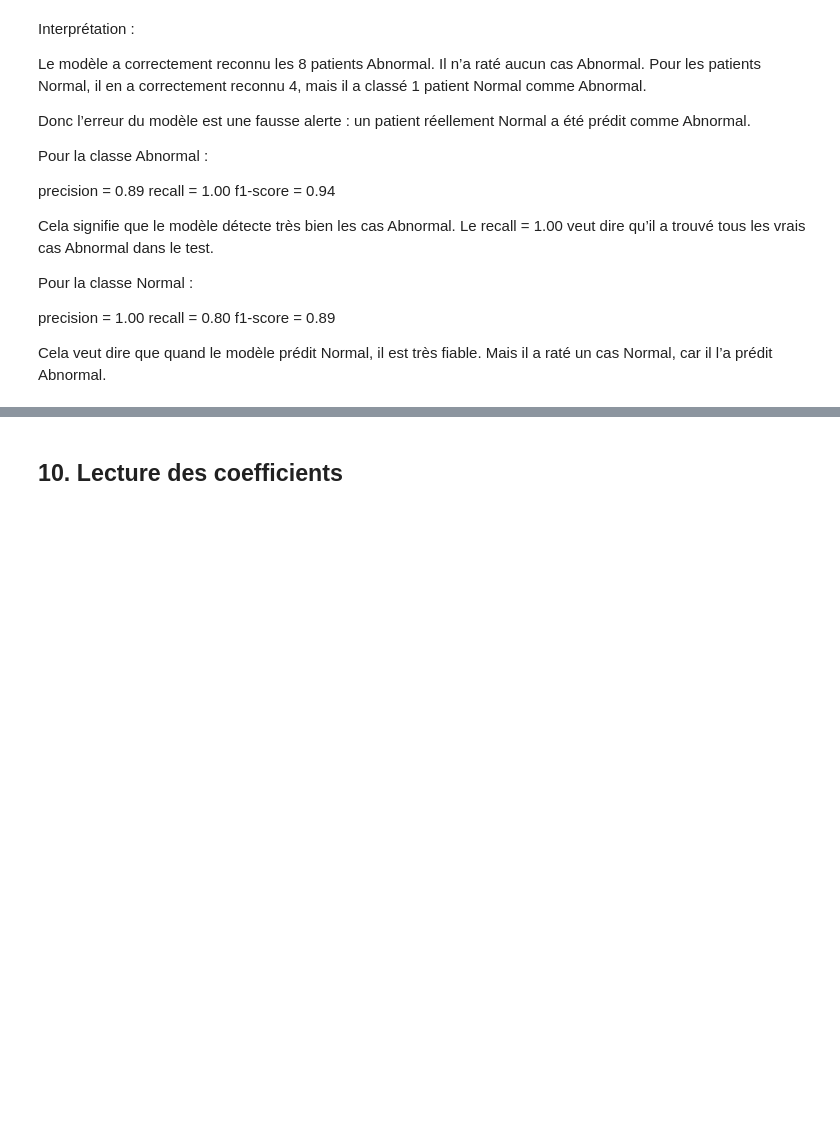
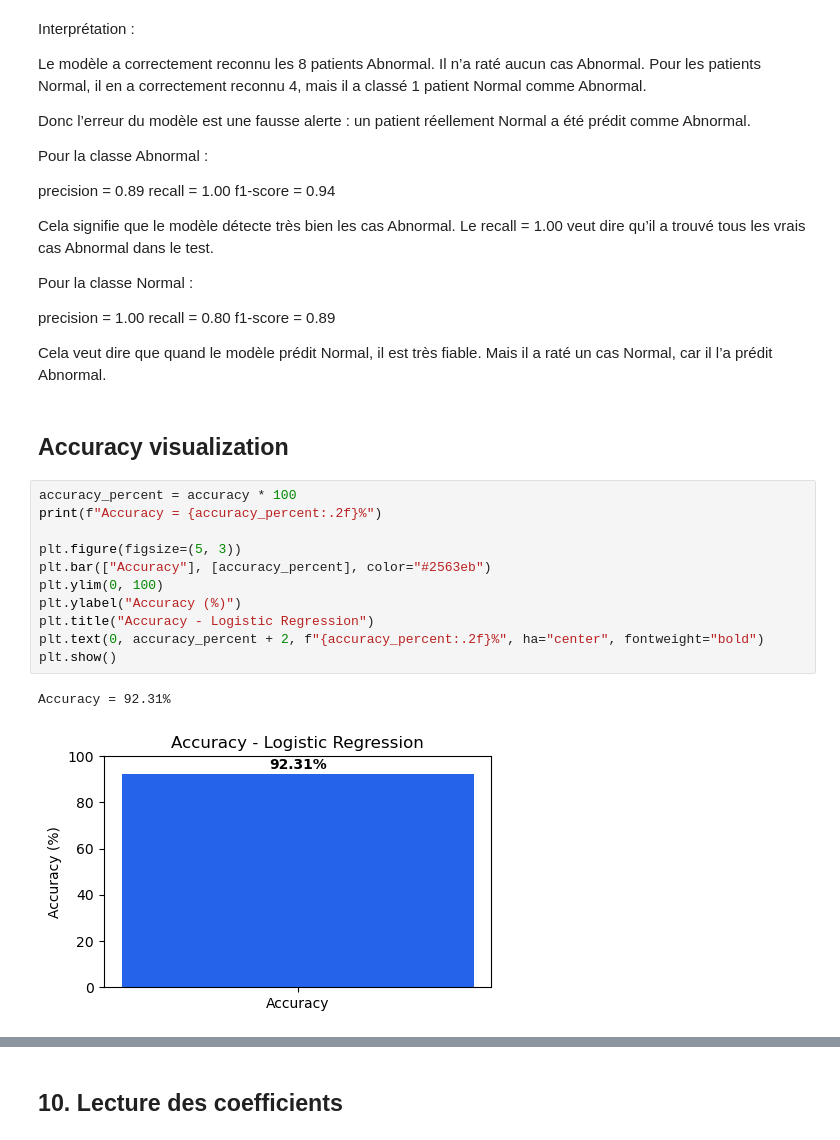
Before and after one commit to omarzinane1/colon-cancer-precision-oncology, a Jupyter notebook: notebooks/logistic_regression_analysis.ipynb, the cells around one changed output, grey strips where cells are left out. Saved outputs shown, nothing was run; the diff lists cells and outputs as text; blank space fills up the shorter version.

```diff
--- a/notebooks/logistic_regression_analysis.ipynb
+++ b/notebooks/logistic_regression_analysis.ipynb
@@ -229,3 +253,19 @@ recall = 0.80
 f1-score = 0.89
 
 Cela veut dire que quand le modèle prédit Normal, il est très fiable. Mais il a raté un cas Normal, car il l’a prédit Abnormal.
+# %% [markdown]
+## Accuracy visualization
+# %%
+accuracy_percent = accuracy * 100
+print(f"Accuracy = {accuracy_percent:.2f}%")
+
+plt.figure(figsize=(5, 3))
+plt.bar(["Accuracy"], [accuracy_percent], color="#2563eb")
+plt.ylim(0, 100)
+plt.ylabel("Accuracy (%)")
+plt.title("Accuracy - Logistic Regression")
+plt.text(0, accuracy_percent + 2, f"{accuracy_percent:.2f}%", ha="center", fontweight="bold")
+plt.show()
+# %% [output]
+Accuracy = 92.31%
+[figure, added]
```
Also changed, not shown: parts of 15 cells of this notebook, 1 other file.
